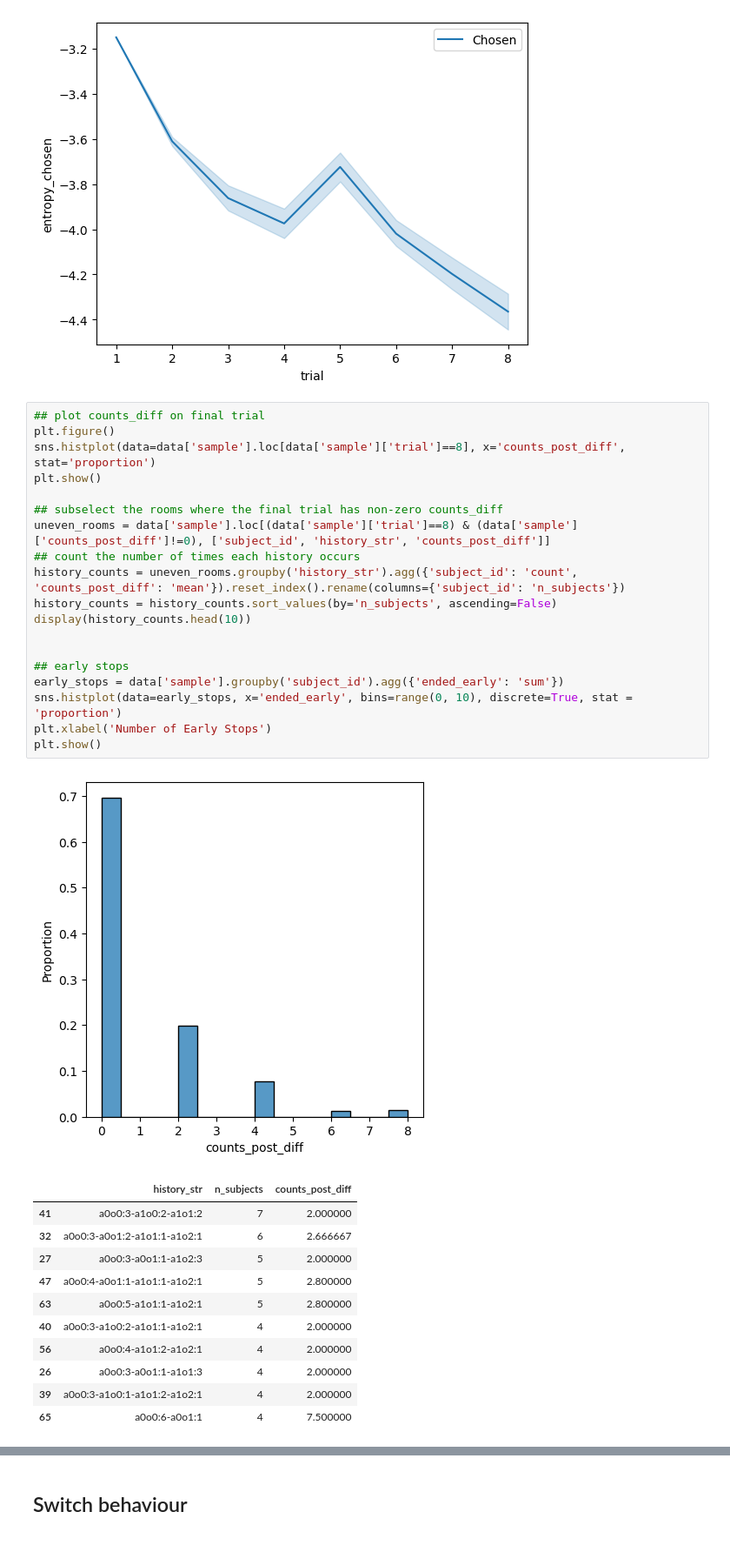
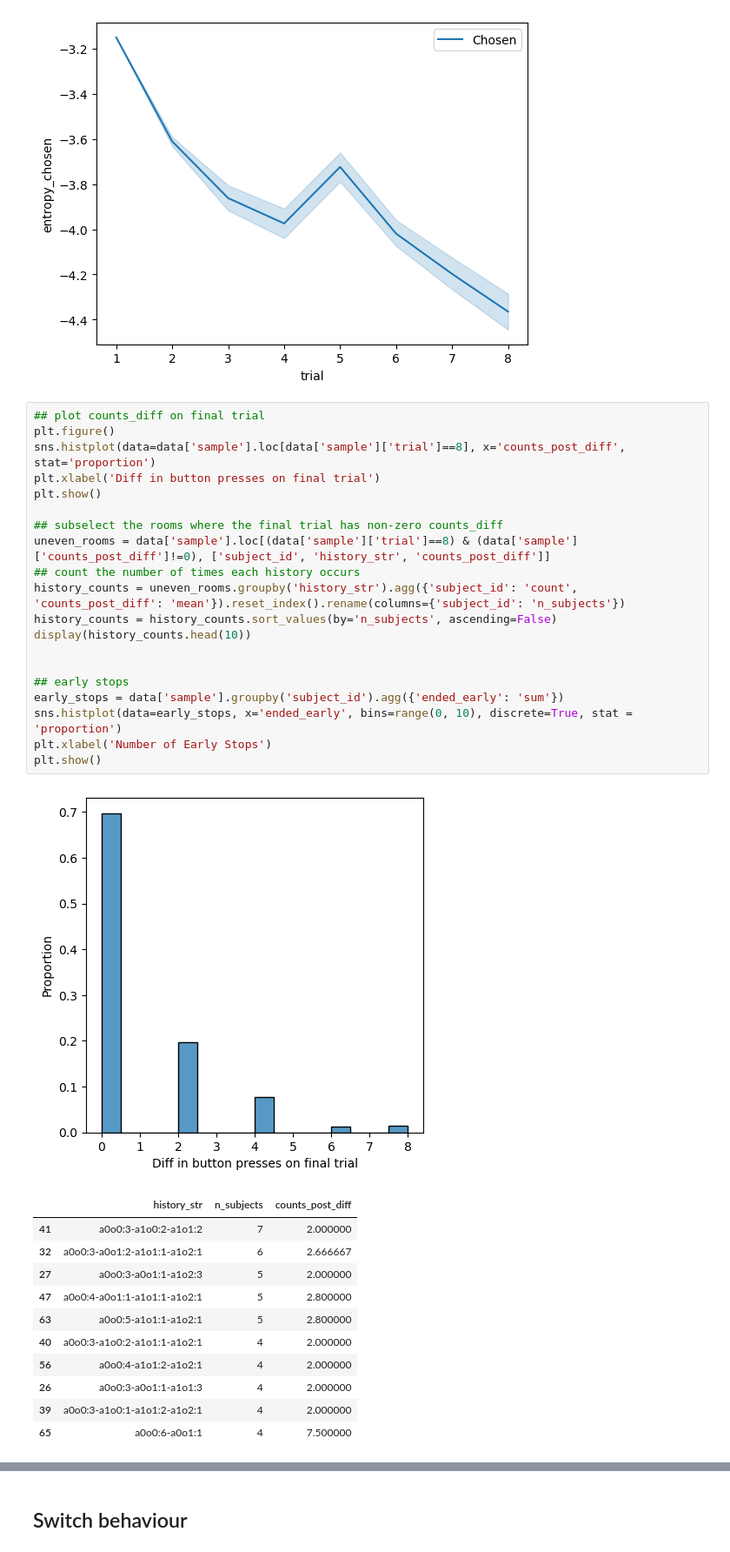
Before and after one commit to tgham/empBAMDP, a Jupyter notebook: empBAMDP.ipynb, the cells around one changed output, grey strips where cells are left out. Shown at 87% size. Saved outputs shown, nothing was run; the diff lists cells and outputs as text.

```diff
--- a/empBAMDP.ipynb
+++ b/empBAMDP.ipynb
@@ -433,24 +435,25 @@ plt.show()
 # %%
 ## plot counts_diff on final trial
 plt.figure()
 sns.histplot(data=data['sample'].loc[data['sample']['trial']==8], x='counts_post_diff', stat='proportion')
+plt.xlabel('Diff in button presses on final trial')
 plt.show()
 
 ## subselect the rooms where the final trial has non-zero counts_diff
 uneven_rooms = data['sample'].loc[(data['sample']['trial']==8) & (data['sample']['counts_post_diff']!=0), ['subject_id', 'history_str', 'counts_post_diff']]
 ## count the number of times each history occurs
 history_counts = uneven_rooms.groupby('history_str').agg({'subject_id': 'count', 'counts_post_diff': 'mean'}).reset_index().rename(columns={'subject_id': 'n_subjects'})
 history_counts = history_counts.sort_values(by='n_subjects', ascending=False)
 display(history_counts.head(10))
 
 
 ## early stops
 early_stops = data['sample'].groupby('subject_id').agg({'ended_early': 'sum'})
 sns.histplot(data=early_stops, x='ended_early', bins=range(0, 10), discrete=True, stat = 'proportion')
 plt.xlabel('Number of Early Stops')
 plt.show()
 # %% [output]
-[figure, old version]
+[figure, new version]
 |  | history_str | n_subjects | counts_post_diff |
 | 41 | a0o0:3-a1o0:2-a1o1:2 | 7 | 2.000000 |
 | 32 | a0o0:3-a0o1:2-a1o1:1-a1o2:1 | 6 | 2.666667 |
```
Also changed, not shown: parts of 9 cells of this notebook, 1 other file.
